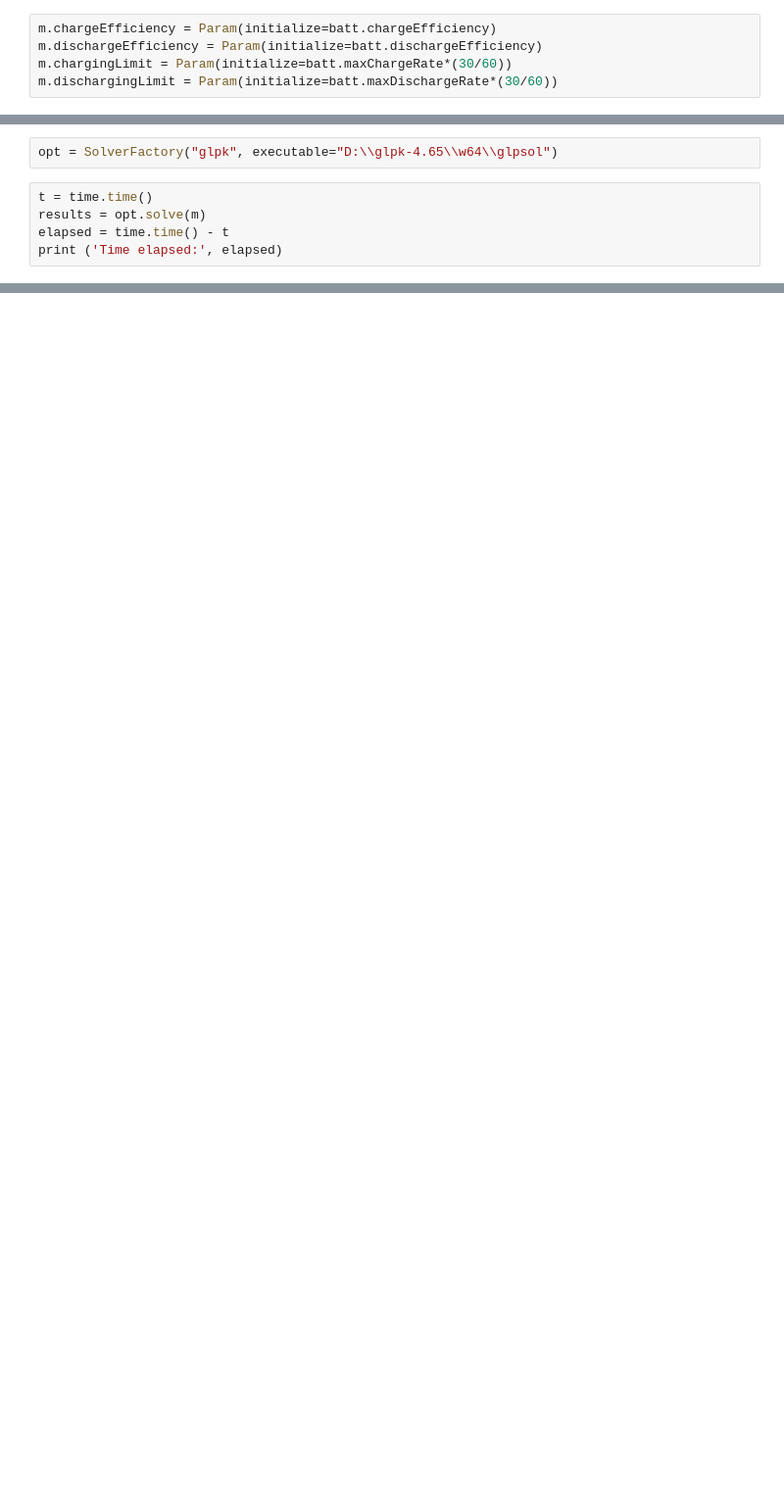
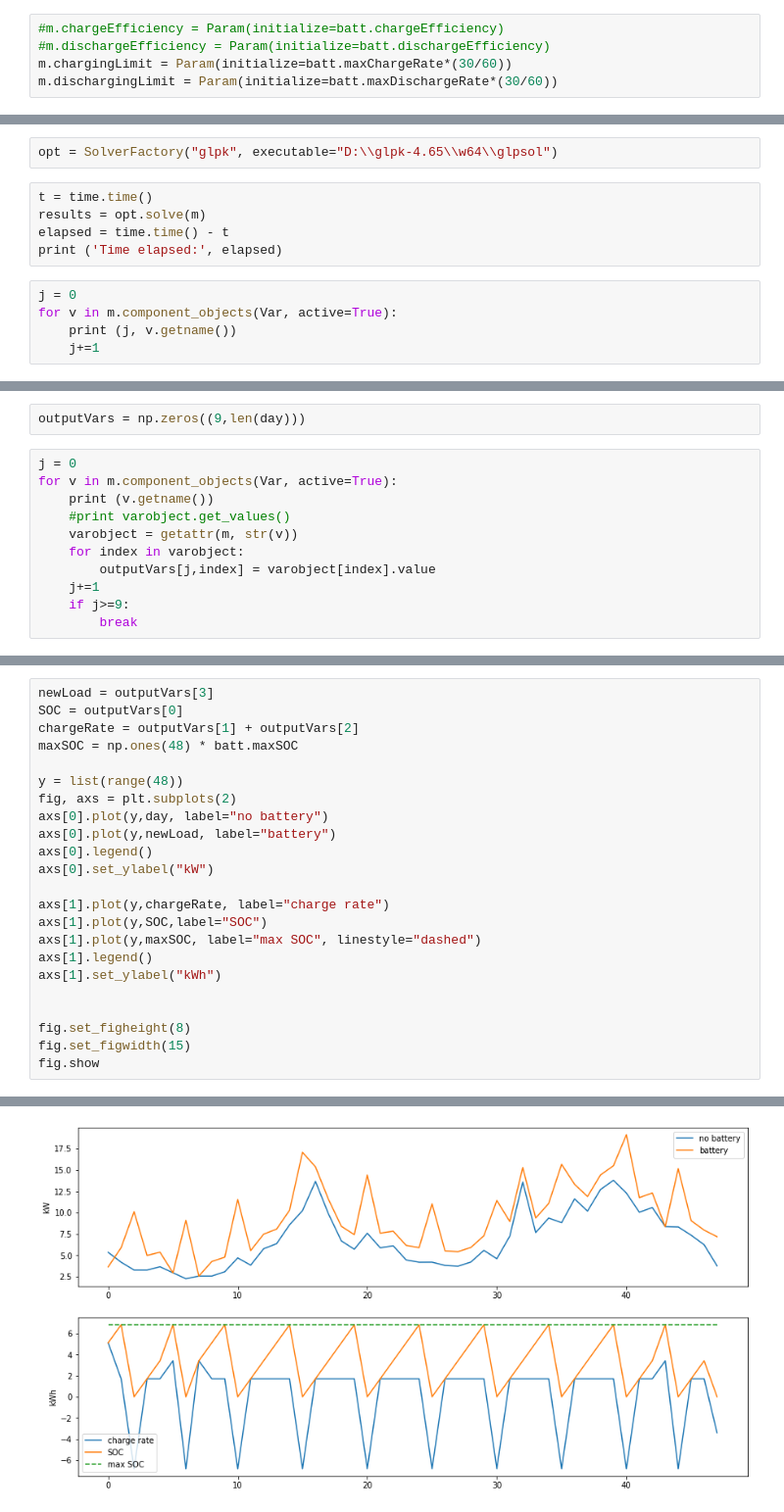
Before and after one commit to stait20/Code, a Jupyter notebook: pyomoBattery.ipynb, the cells around one changed output, grey strips where cells are left out. Shown: that part at 98% size. Cells and saved outputs as stored; diff of their text form; blank space fills up the shorter version.

```diff
--- a/pyomoBattery.ipynb
+++ b/pyomoBattery.ipynb
@@ -55,5 +65,5 @@ m.dayLoads = Param(m.Time, initialize=loadDict)
 # %%
-m.chargeEfficiency = Param(initialize=batt.chargeEfficiency)
-m.dischargeEfficiency = Param(initialize=batt.dischargeEfficiency)
+#m.chargeEfficiency = Param(initialize=batt.chargeEfficiency)
+#m.dischargeEfficiency = Param(initialize=batt.dischargeEfficiency)
 m.chargingLimit = Param(initialize=batt.maxChargeRate*(30/60))
 m.dischargingLimit = Param(initialize=batt.maxDischargeRate*(30/60))
@@ -170,3 +175,8 @@ t = time.time()
 results = opt.solve(m)
 elapsed = time.time() - t
 print ('Time elapsed:', elapsed)
+# %%
+j = 0
+for v in m.component_objects(Var, active=True):
+    print (j, v.getname())
+    j+=1
@@ -172,0 +190,13 @@ print ('Time elapsed:', elapsed)
+# %%
+outputVars = np.zeros((9,len(day)))
+# %%
+j = 0
+for v in m.component_objects(Var, active=True):
+    print (v.getname())
+    #print varobject.get_values()
+    varobject = getattr(m, str(v))
+    for index in varobject:
+        outputVars[j,index] = varobject[index].value
+    j+=1
+    if j>=9:
+        break
@@ -172,0 +210,24 @@ print ('Time elapsed:', elapsed)
+# %%
+newLoad = outputVars[3]
+SOC = outputVars[0]
+chargeRate = outputVars[1] + outputVars[2]
+maxSOC = np.ones(48) * batt.maxSOC
+
+y = list(range(48))
+fig, axs = plt.subplots(2)
+axs[0].plot(y,day, label="no battery")
+axs[0].plot(y,newLoad, label="battery")
+axs[0].legend()
+axs[0].set_ylabel("kW")
+
+axs[1].plot(y,chargeRate, label="charge rate")
+axs[1].plot(y,SOC,label="SOC")
+axs[1].plot(y,maxSOC, label="max SOC", linestyle="dashed")
+axs[1].legend()
+axs[1].set_ylabel("kWh")
+
+
+fig.set_figheight(8)
+fig.set_figwidth(15)
+fig.show
+# %% [output]
@@ -172,0 +235 @@ print ('Time elapsed:', elapsed)
+[figure, added]
```
Also changed, not shown: parts of 17 cells of this notebook.
